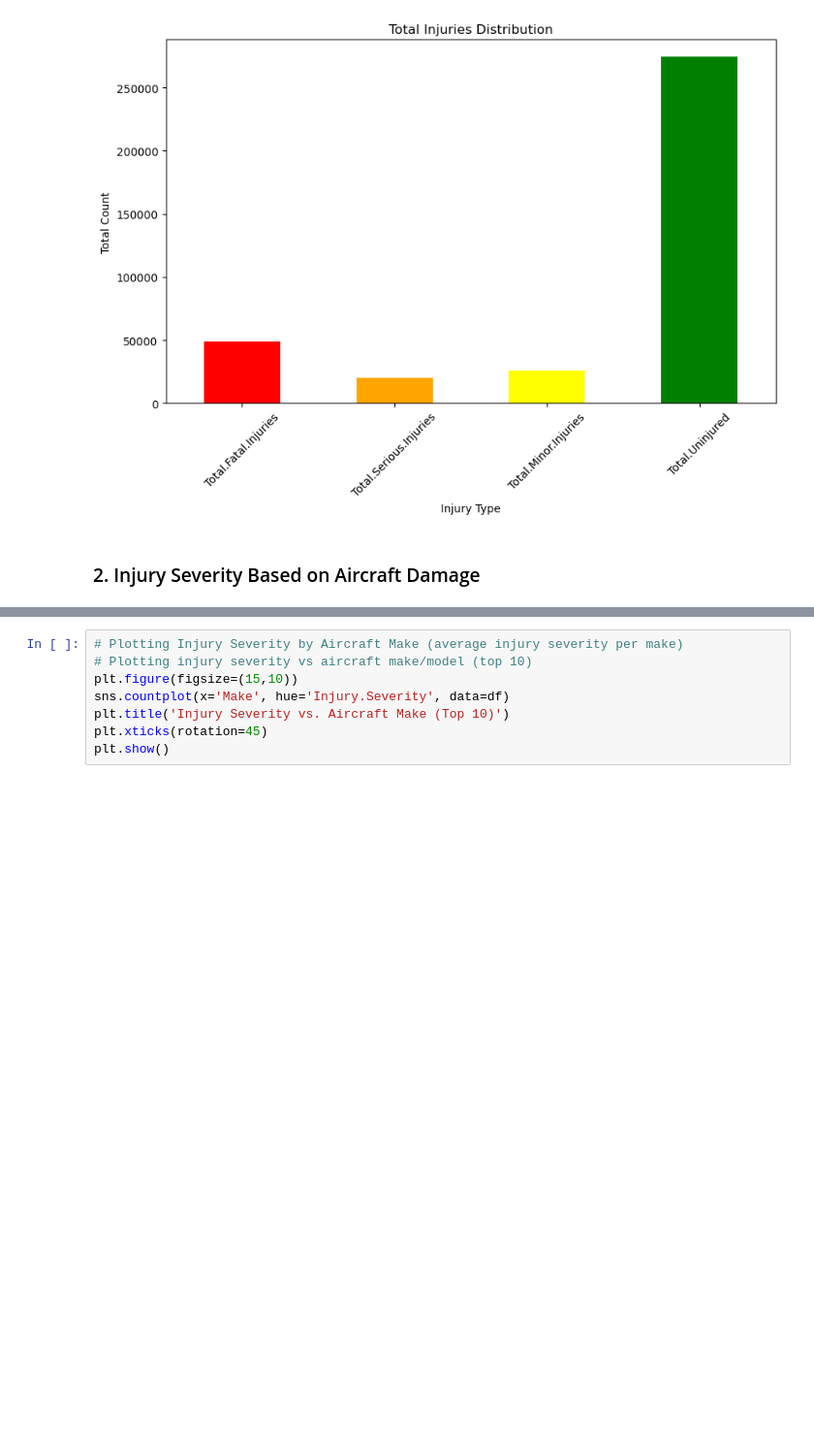
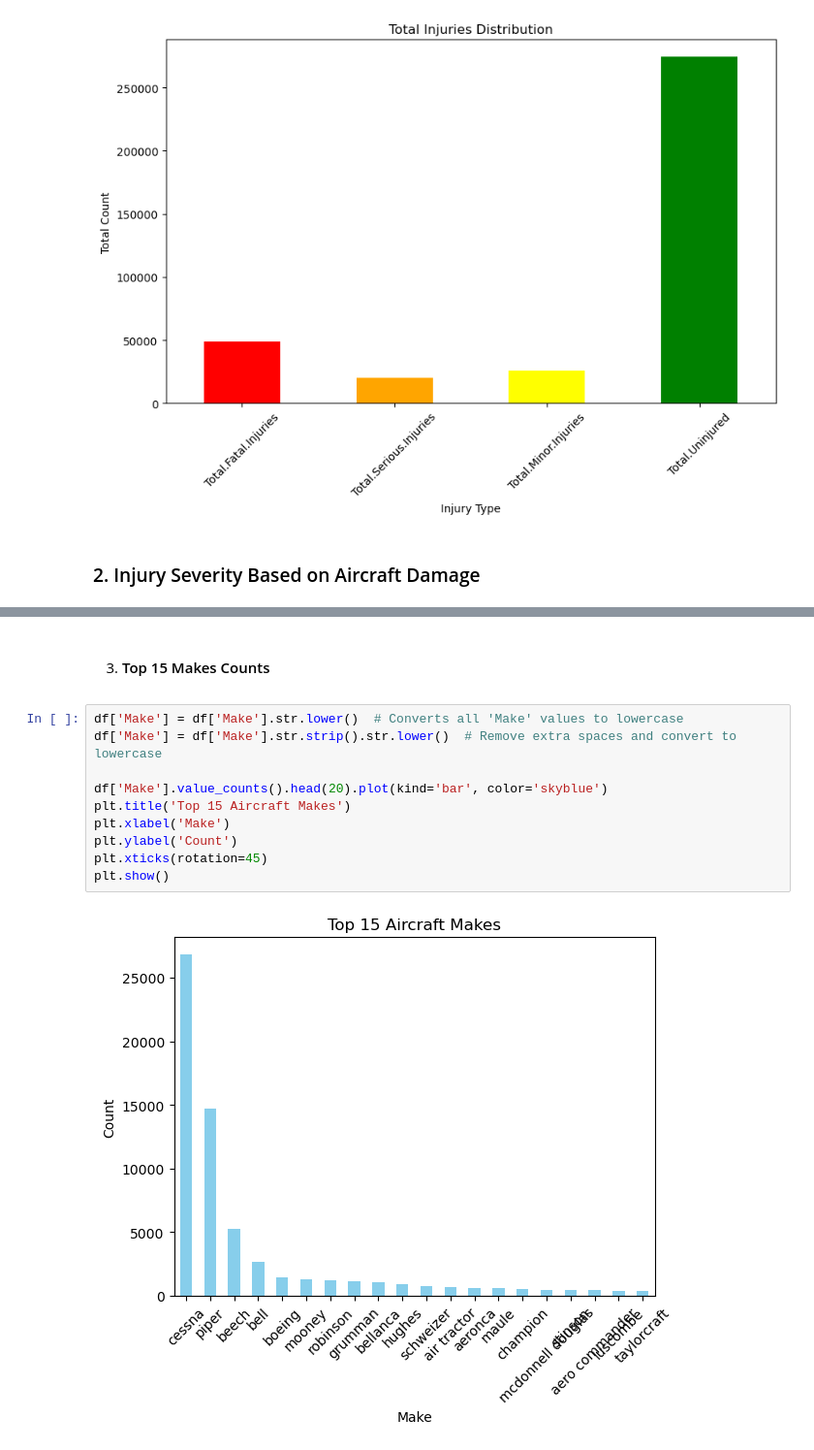
Before and after one commit to alice-nthenya/aircraft-risk-analysis-project, a Jupyter notebook: aircraft_risk_analysis_project.ipynb, the cells around one changed output, grey strips where cells are left out. Shown at 97% size. Cells and saved outputs as stored; diff of their text form; blank space fills up the shorter version.

```diff
--- a/aircraft_risk_analysis_project.ipynb
+++ b/aircraft_risk_analysis_project.ipynb
@@ -370,8 +394,14 @@ plt.show()
+# %% [markdown]
+3. #### Top 15 Makes Counts
 # %%
-# Plotting Injury Severity by Aircraft Make (average injury severity per make)
-# Plotting injury severity vs aircraft make/model (top 10)
-plt.figure(figsize=(15,10))
-sns.countplot(x='Make', hue='Injury.Severity', data=df)
-plt.title('Injury Severity vs. Aircraft Make (Top 10)')
+df['Make'] = df['Make'].str.lower()  # Converts all 'Make' values to lowercase
+df['Make'] = df['Make'].str.strip().str.lower()  # Remove extra spaces and convert to lowercase
+
+df['Make'].value_counts().head(20).plot(kind='bar', color='skyblue')
+plt.title('Top 15 Aircraft Makes')
+plt.xlabel('Make')
+plt.ylabel('Count')
 plt.xticks(rotation=45)
 plt.show()
+# %% [output]
+[figure, added]
```
Also changed, not shown: parts of 13 cells of this notebook, 10 other files.
